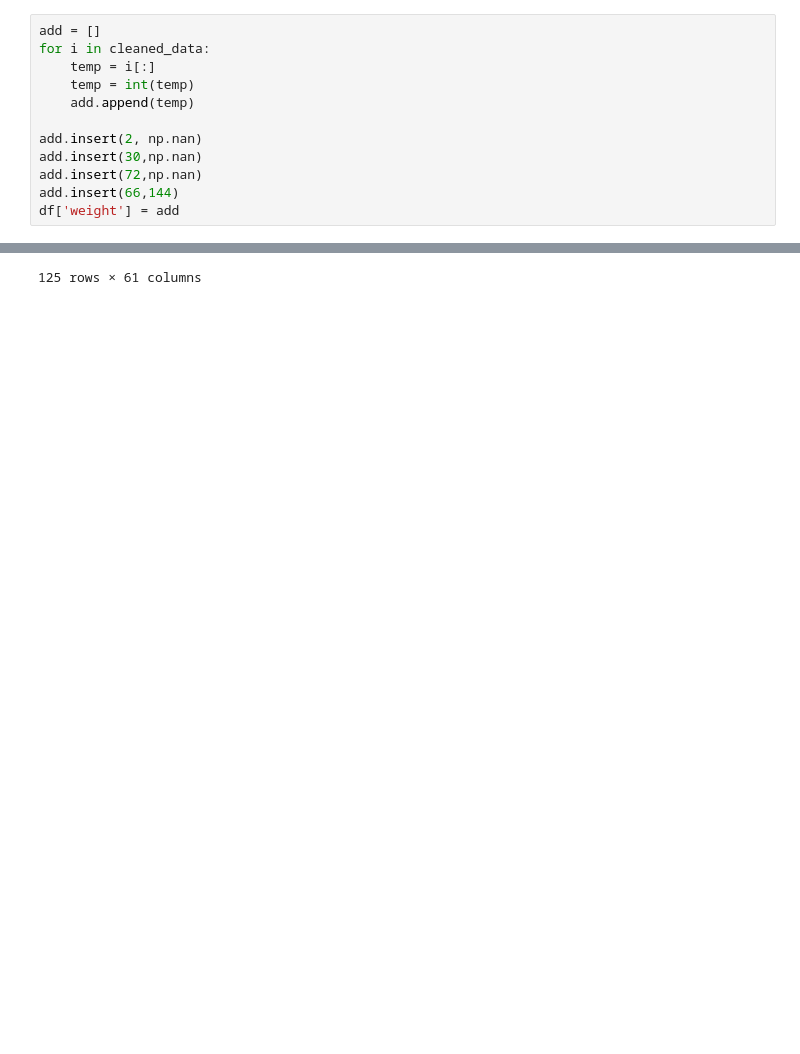
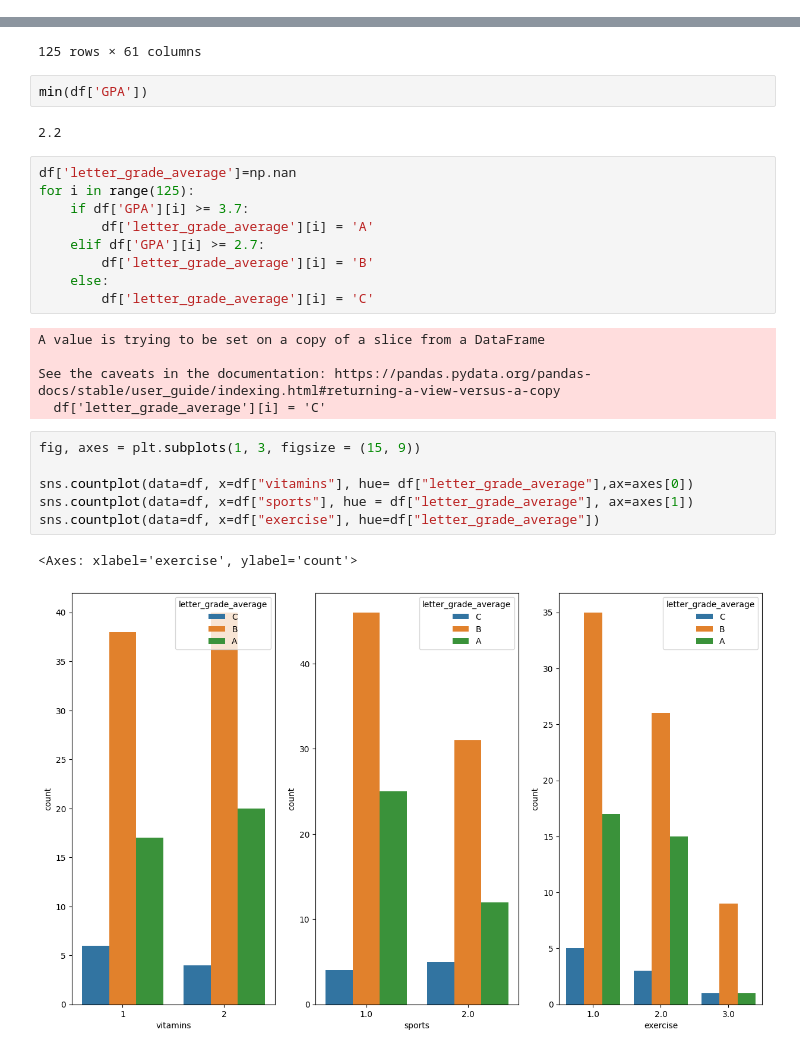
Before and after one commit to MattBlack9/stat386_project, a Jupyter notebook: blackley_code.ipynb, the cells around one changed output, grey strips where cells are left out. Drawn from its saved outputs; the diff is of its cells as text; blank space fills up the shorter version.

Commit message:
Adding my work and cleaned csv

```diff
--- a/blackley_code.ipynb
+++ b/blackley_code.ipynb
@@ -38,12 +34,0 @@ cleaned_data = [entry.strip('\n') for entry in my_string]
-# %%
-add = []
-for i in cleaned_data:
-    temp = i[:]
-    temp = int(temp)
-    add.append(temp)
-
-add.insert(2, np.nan)
-add.insert(30,np.nan)
-add.insert(72,np.nan)
-add.insert(66,144)
-df['weight'] = add
@@ -88,3 +70,30 @@ df
 | 123 | 3.000 | 2 | 1 | 720 | 4.0 | 420.0 | 1 | Mac n Cheese, Lasagna, Pizza | ... |
 | 124 | 3.900 | 1 | 1 | 430 | NaN | 315.0 | 2 | Chocolates, pizza, and Ritz. | ... |
 125 rows × 61 columns
+# %%
+min(df['GPA'])
+# %% [output]
+2.2
+# %%
+df['letter_grade_average']=np.nan
+for i in range(125):
+    if df['GPA'][i] >= 3.7:
+        df['letter_grade_average'][i] = 'A'
+    elif df['GPA'][i] >= 2.7:
+        df['letter_grade_average'][i] = 'B'
+    else:
+        df['letter_grade_average'][i] = 'C'
+# %% [output]
+A value is trying to be set on a copy of a slice from a DataFrame
+
+See the caveats in the documentation: https://pandas.pydata.org/pandas-docs/stable/user_guide/indexing.html#returning-a-view-versus-a-copy
+  df['letter_grade_average'][i] = 'C'
+# %%
+fig, axes = plt.subplots(1, 3, figsize = (15, 9))
+
+sns.countplot(data=df, x=df["vitamins"], hue= df["letter_grade_average"],ax=axes[0])
+sns.countplot(data=df, x=df["sports"], hue = df["letter_grade_average"], ax=axes[1])
+sns.countplot(data=df, x=df["exercise"], hue=df["letter_grade_average"])
+# %% [output]
+<Axes: xlabel='exercise', ylabel='count'>
+[figure, added]
```
Also changed, not shown: parts of 10 cells of this notebook.
